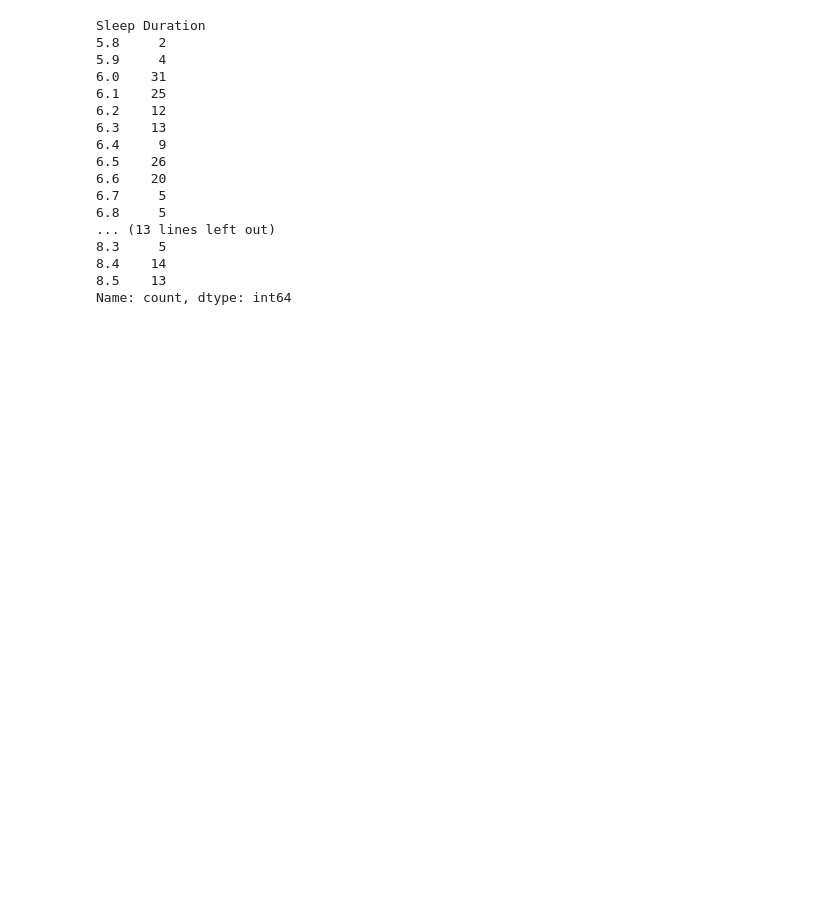
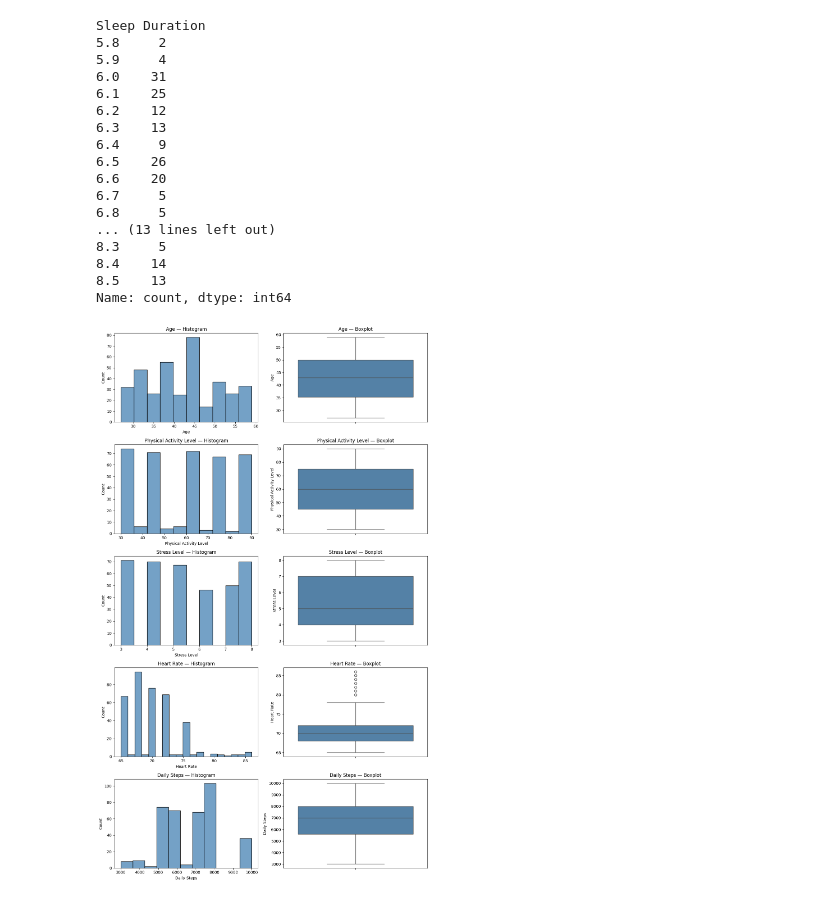
Before and after one commit to suzzzel5/Sleep-health-and-lifestyle-, a Jupyter notebook: notebooks/01_eda.ipynb, the cells around one changed output. Saved outputs shown, nothing was run; the diff lists cells and outputs as text; code cells hidden in the pictures; blank space fills up the shorter version.

```diff
--- a/notebooks/01_eda.ipynb
+++ b/notebooks/01_eda.ipynb
@@ -209,3 +209,20 @@ Sleep Duration
 8.4    14
 8.5    13
 Name: count, dtype: int64
+# %%
+numerical_cols = ['Age', 'Physical Activity Level',
+                    'Stress Level', 'Heart Rate', 'Daily Steps']
+
+fig, axes = plt.subplots(len(numerical_cols), 2, figsize=(12, 20))
+
+for i, col in enumerate(numerical_cols):
+     sns.histplot(dataset[col], ax=axes[i, 0], color='steelblue')
+     axes[i, 0].set_title(f'{col} — Histogram')
+
+     sns.boxplot(y=dataset[col], ax=axes[i, 1], color='steelblue')
+     axes[i, 1].set_title(f'{col} — Boxplot')
+
+plt.tight_layout()
+plt.show()
+# %% [output]
+[figure, added]
```
Also changed, not shown: parts of 2 cells of this notebook.
